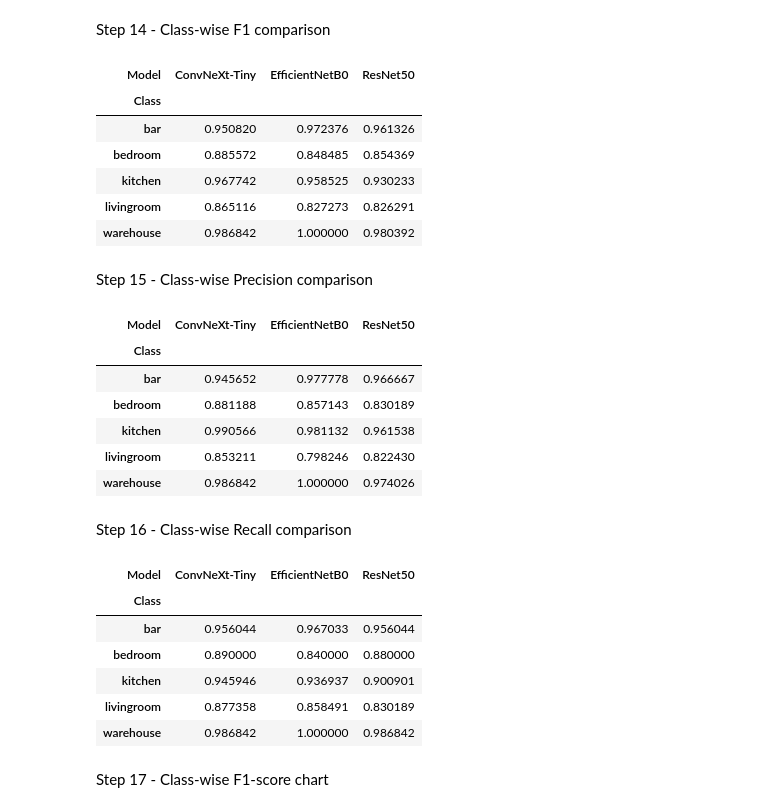
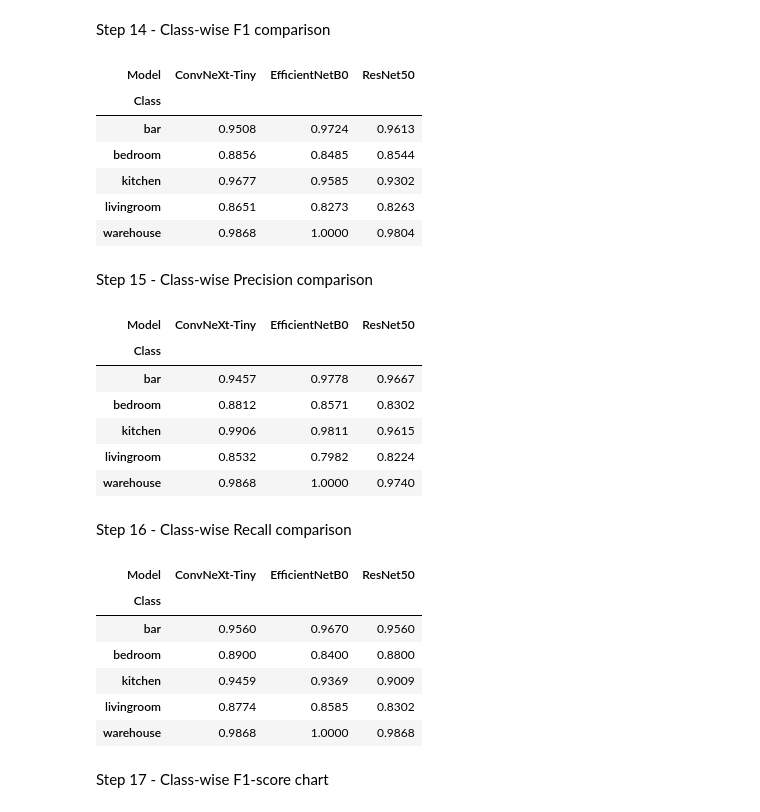
Before and after one commit to ThumulaRumesh/Smart-Homes---Indoor-Scene-Recognition-from-Images---CNN, a Jupyter notebook: 07_Evaluation_&_Comparison.ipynb, the cells around one changed output. Saved outputs shown, nothing was run; the diff lists cells and outputs as text; code cells hidden in the pictures.

```diff
--- a/07_Evaluation_&_Comparison.ipynb
+++ b/07_Evaluation_&_Comparison.ipynb
@@ -255,19 +259,19 @@ Step 14 - Class-wise F1 comparison
 # %%
 f1_table = class_metrics_df.pivot(
     index="Class",
     columns="Model",
     values="F1-score"
 )
 
-f1_table
+f1_table.round(4)
 # %% [output]
 | Model | ConvNeXt-Tiny | EfficientNetB0 | ResNet50 |
 | Class |  |  |  |
-| bar | 0.950820 | 0.972376 | 0.961326 |
-| bedroom | 0.885572 | 0.848485 | 0.854369 |
-| kitchen | 0.967742 | 0.958525 | 0.930233 |
-| livingroom | 0.865116 | 0.827273 | 0.826291 |
-| warehouse | 0.986842 | 1.000000 | 0.980392 |
+| bar | 0.9508 | 0.9724 | 0.9613 |
+| bedroom | 0.8856 | 0.8485 | 0.8544 |
+| kitchen | 0.9677 | 0.9585 | 0.9302 |
+| livingroom | 0.8651 | 0.8273 | 0.8263 |
+| warehouse | 0.9868 | 1.0000 | 0.9804 |
 # %% [markdown]
 Step 15 - Class-wise Precision comparison
 # %%
@@ -277,15 +281,15 @@ precision_table = class_metrics_df.pivot(
     values="Precision"
 )
 
-precision_table
+precision_table.round(4)
 # %% [output]
 | Model | ConvNeXt-Tiny | EfficientNetB0 | ResNet50 |
 | Class |  |  |  |
-| bar | 0.945652 | 0.977778 | 0.966667 |
-| bedroom | 0.881188 | 0.857143 | 0.830189 |
-| kitchen | 0.990566 | 0.981132 | 0.961538 |
-| livingroom | 0.853211 | 0.798246 | 0.822430 |
-| warehouse | 0.986842 | 1.000000 | 0.974026 |
+| bar | 0.9457 | 0.9778 | 0.9667 |
+| bedroom | 0.8812 | 0.8571 | 0.8302 |
+| kitchen | 0.9906 | 0.9811 | 0.9615 |
+| livingroom | 0.8532 | 0.7982 | 0.8224 |
+| warehouse | 0.9868 | 1.0000 | 0.9740 |
 # %% [markdown]
 Step 16 - Class-wise Recall comparison
 # %%
@@ -295,15 +299,15 @@ recall_table = class_metrics_df.pivot(
     values="Recall"
 )
 
-recall_table
+recall_table.round(4)
 # %% [output]
 | Model | ConvNeXt-Tiny | EfficientNetB0 | ResNet50 |
 | Class |  |  |  |
-| bar | 0.956044 | 0.967033 | 0.956044 |
-| bedroom | 0.890000 | 0.840000 | 0.880000 |
-| kitchen | 0.945946 | 0.936937 | 0.900901 |
-| livingroom | 0.877358 | 0.858491 | 0.830189 |
-| warehouse | 0.986842 | 1.000000 | 0.986842 |
+| bar | 0.9560 | 0.9670 | 0.9560 |
+| bedroom | 0.8900 | 0.8400 | 0.8800 |
+| kitchen | 0.9459 | 0.9369 | 0.9009 |
+| livingroom | 0.8774 | 0.8585 | 0.8302 |
+| warehouse | 0.9868 | 1.0000 | 0.9868 |
 # %% [markdown]
 Step 17 - Class-wise F1-score chart
 # %%
```
Also changed, not shown: parts of 41 cells of this notebook.
